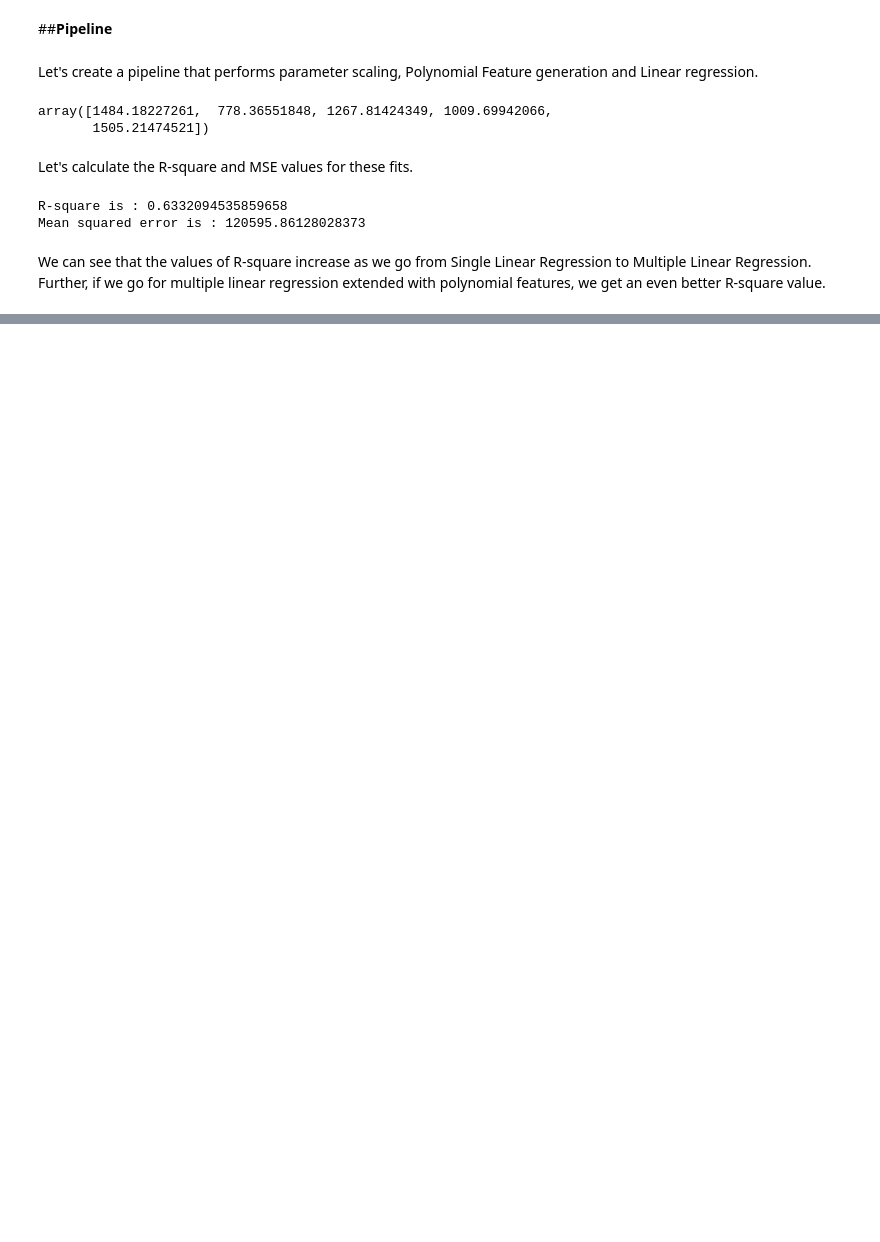
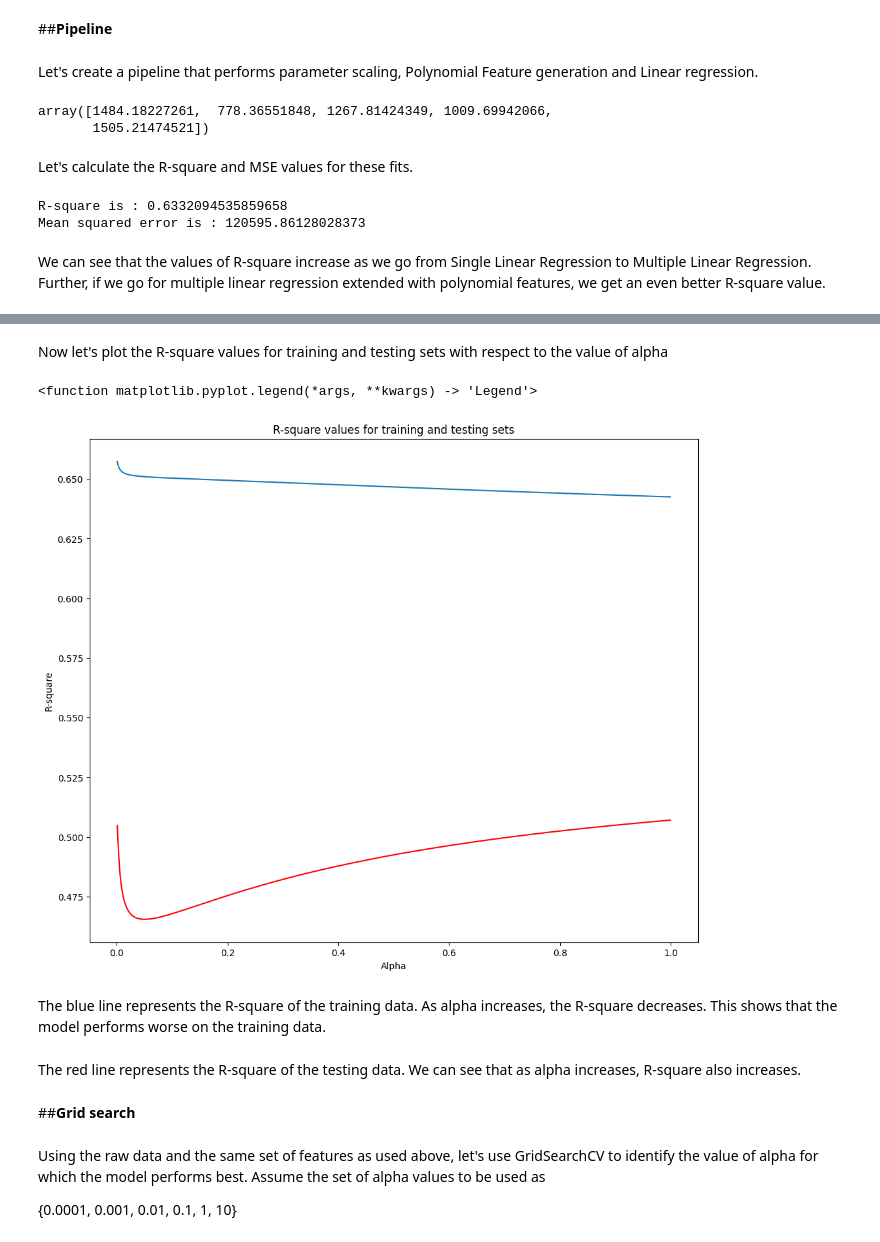
Before and after one commit to Rubieskyama/Data-Science-Ecosystem, a Jupyter notebook: Data Analytics with Python/Laptop_pricing_analyzer.ipynb, the cells around one changed output, grey strips where cells are left out. Drawn from its saved outputs; the diff is of its cells as text; code cells hidden in the pictures; blank space fills up the shorter version.

```diff
--- a/Data Analytics with Python/Laptop_pricing_analyzer.ipynb
+++ b/Data Analytics with Python/Laptop_pricing_analyzer.ipynb
@@ -606,0 +710,6 @@ We can see that the values of R-square increase as we go from Single Linear Regr
+# %%
+#create a polynomial object
+pr = PolynomialFeatures(degree=2)
+#perform a polynomial transformation
+xtrain_pr = pr.fit_transform(x_train1[['CPU_frequency', 'RAM_GB', 'Storage_GB_SSD', 'CPU_core','OS','GPU', 'Category']], y_train1)
+xtest_pr = pr.fit_transform(x_test1[['CPU_frequency', 'RAM_GB', 'Storage_GB_SSD', 'CPU_core','OS','GPU', 'Category']], y_test1)
@@ -606,0 +718,42 @@ We can see that the values of R-square increase as we go from Single Linear Regr
+# %%
+#set the alpha values ranging from 0.001 to 1 with increments of 0.001
+Alpha = np.arange(0.001, 1, 0.001)
+#create empty lists for test and train R-square values
+rsquare_test = []
+rsquare_train = []
+
+#loop through the alpha values
+for i in Alpha:
+  #create a ridge object with an alpha value
+  rig_mod = Ridge(alpha=i)
+  #fit the model with the polynomial featues
+  rig_mod.fit(xtrain_pr, y_train1)
+  #calculate R-square for training and test data and add to the respective lists
+  rsquare_train.append(rig_mod.score(xtrain_pr, y_train1))
+  rsquare_test.append(rig_mod.score(xtest_pr, y_test1))
+# %% [markdown]
+Now let's plot the R-square values for training and testing sets with respect to the value of alpha
+# %%
+width = 12
+height = 10
+plt.figure(figsize=(width, height))
+
+plt.plot(Alpha, rsquare_train, label='training data')
+plt.plot(Alpha, rsquare_test, 'r', label='validation data')
+plt.title('R-square values for training and testing sets')
+plt.ylabel('R-square')
+plt.xlabel('Alpha')
+plt.legend
+# %% [output]
+<function matplotlib.pyplot.legend(*args, **kwargs) -> 'Legend'>
+[figure, added]
+# %% [markdown]
+The blue line represents the R-square of the training data. As alpha increases, the R-square decreases. This shows that the model performs worse on the training data.
+# %% [markdown]
+The red line represents the R-square of the testing data. We can see that as alpha increases, R-square also increases.
+# %% [markdown]
+##**Grid search**
+# %% [markdown]
+Using the raw data and the same set of features as used above, let's use GridSearchCV to identify the value of alpha for which the model performs best. Assume the set of alpha values to be used as
+
+{0.0001, 0.001, 0.01, 0.1, 1, 10}
```
Also changed, not shown: parts of 29 cells of this notebook.
